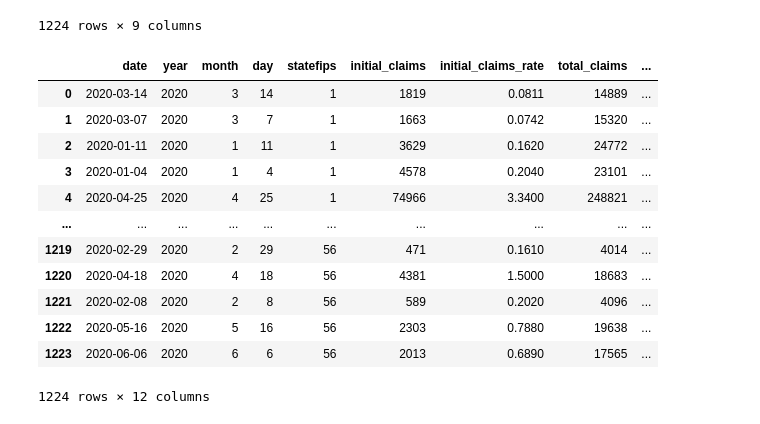
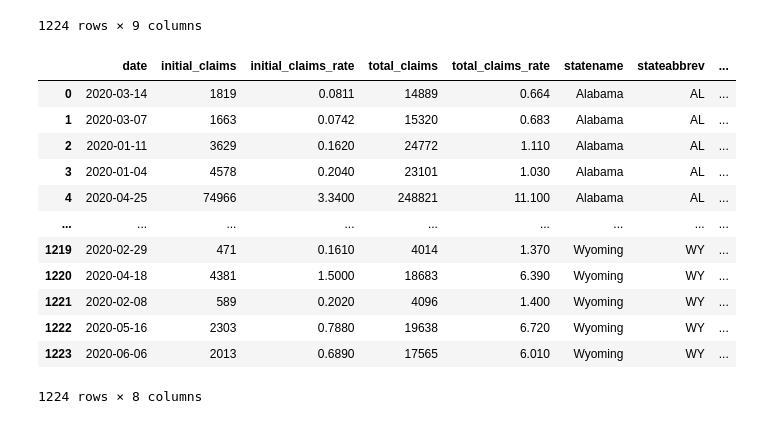
Before and after one commit to Starlinf/Project1, a Jupyter notebook: Project1_Q2.ipynb, the cells around one changed output. Cells and saved outputs as stored; diff of their text form; code cells hidden in the pictures.

```diff
--- a/Project1_Q2.ipynb
+++ b/Project1_Q2.ipynb
@@ -301,21 +301,23 @@ ui_df
 # %%
 # Merge state names to ui_df
 ui_state_df = pd.merge(ui_df, geoids_df, on='statefips', how='left')
 
+# Drop unneeded columns
+ui_state_df = ui_state_df.drop(['statefips','year', 'month', 'day'], axis=1)
 ui_state_df
 # %% [output]
-|  | date | year | month | day | statefips | initial_claims | initial_claims_rate | total_claims | ... |
-| 0 | 2020-03-14 | 2020 | 3 | 14 | 1 | 1819 | 0.0811 | 14889 | ... |
-| 1 | 2020-03-07 | 2020 | 3 | 7 | 1 | 1663 | 0.0742 | 15320 | ... |
-| 2 | 2020-01-11 | 2020 | 1 | 11 | 1 | 3629 | 0.1620 | 24772 | ... |
-| 3 | 2020-01-04 | 2020 | 1 | 4 | 1 | 4578 | 0.2040 | 23101 | ... |
-| 4 | 2020-04-25 | 2020 | 4 | 25 | 1 | 74966 | 3.3400 | 248821 | ... |
-| ... | ... | ... | ... | ... | ... | ... | ... | ... | ... |
-| 1219 | 2020-02-29 | 2020 | 2 | 29 | 56 | 471 | 0.1610 | 4014 | ... |
-| 1220 | 2020-04-18 | 2020 | 4 | 18 | 56 | 4381 | 1.5000 | 18683 | ... |
-| 1221 | 2020-02-08 | 2020 | 2 | 8 | 56 | 589 | 0.2020 | 4096 | ... |
-| 1222 | 2020-05-16 | 2020 | 5 | 16 | 56 | 2303 | 0.7880 | 19638 | ... |
-| 1223 | 2020-06-06 | 2020 | 6 | 6 | 56 | 2013 | 0.6890 | 17565 | ... |
+|  | date | initial_claims | initial_claims_rate | total_claims | total_claims_rate | statename | stateabbrev | ... |
+| 0 | 2020-03-14 | 1819 | 0.0811 | 14889 | 0.664 | Alabama | AL | ... |
+| 1 | 2020-03-07 | 1663 | 0.0742 | 15320 | 0.683 | Alabama | AL | ... |
+| 2 | 2020-01-11 | 3629 | 0.1620 | 24772 | 1.110 | Alabama | AL | ... |
+| 3 | 2020-01-04 | 4578 | 0.2040 | 23101 | 1.030 | Alabama | AL | ... |
+| 4 | 2020-04-25 | 74966 | 3.3400 | 248821 | 11.100 | Alabama | AL | ... |
+| ... | ... | ... | ... | ... | ... | ... | ... | ... |
+| 1219 | 2020-02-29 | 471 | 0.1610 | 4014 | 1.370 | Wyoming | WY | ... |
+| 1220 | 2020-04-18 | 4381 | 1.5000 | 18683 | 6.390 | Wyoming | WY | ... |
+| 1221 | 2020-02-08 | 589 | 0.2020 | 4096 | 1.400 | Wyoming | WY | ... |
+| 1222 | 2020-05-16 | 2303 | 0.7880 | 19638 | 6.720 | Wyoming | WY | ... |
+| 1223 | 2020-06-06 | 2013 | 0.6890 | 17565 | 6.010 | Wyoming | WY | ... |
-1224 rows × 12 columns
+1224 rows × 8 columns
 # %%
 # Part 3: Merge consumer spending data with unemployment insurance claims data
```
Also changed, not shown: parts of 6 cells of this notebook.
